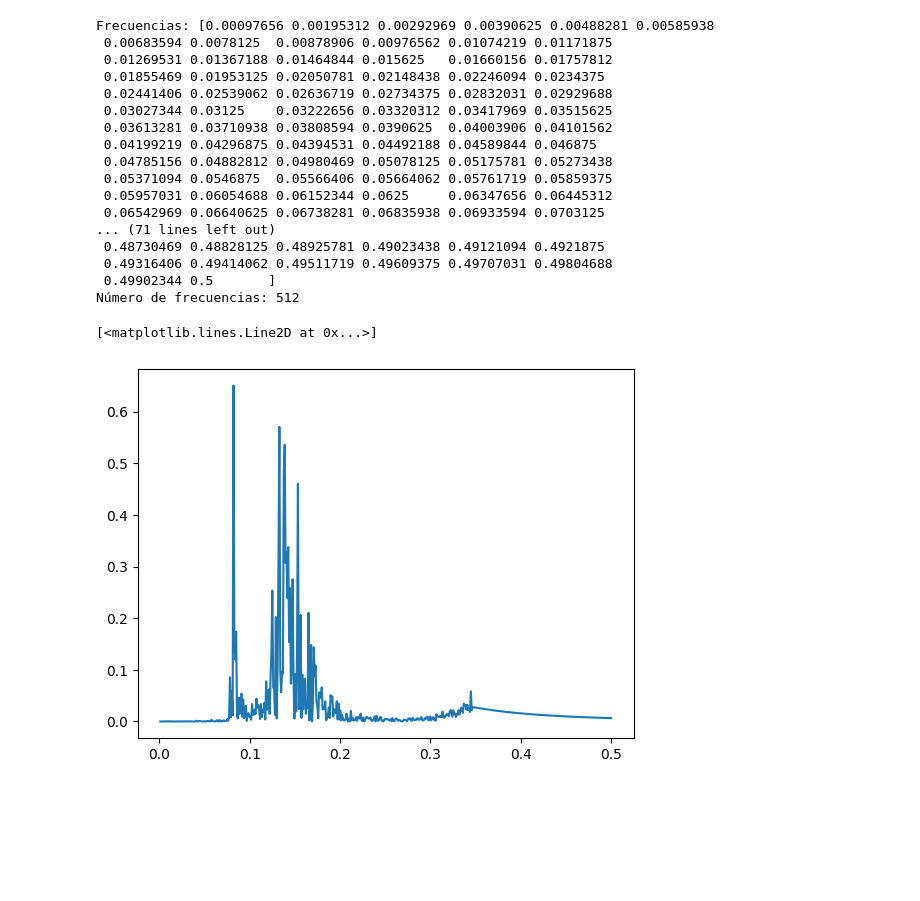
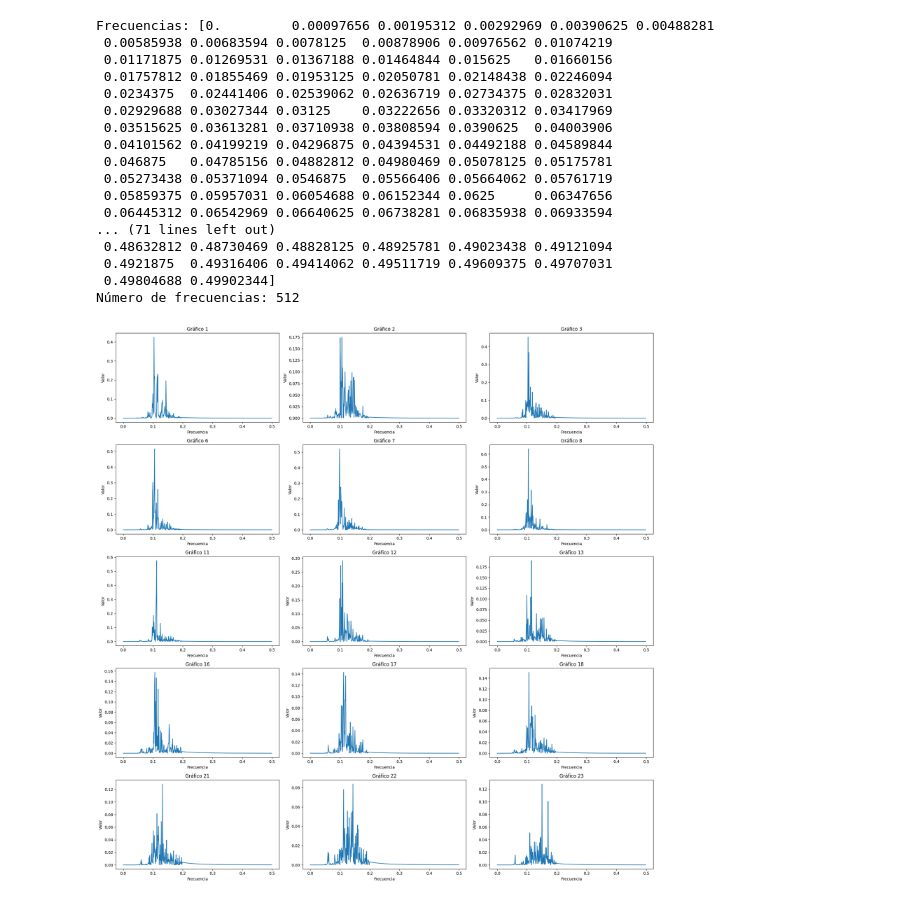
Before and after one commit to AdrianPerezHerrero/HDP-GPC, a Jupyter notebook: hdpgpc/ocean/LimpiezaDataset.ipynb, the cells around one changed output. Drawn from its saved outputs; the diff is of its cells as text; code cells hidden in the pictures; blank space fills up the shorter version.

```diff
--- a/hdpgpc/ocean/LimpiezaDataset.ipynb
+++ b/hdpgpc/ocean/LimpiezaDataset.ipynb
@@ -4,10 +4,13 @@ import pandas as pd
 import matplotlib.pyplot as plt
 # %%
 import pandas as pd
+
 # Cargar el archivo como un DataFrame
-data = pd.read_csv("/home/adrian.perez/Documents/OceanWave/HDP-GPC/hdpgpc/data/ocean/VES3_spectra.txt", header=None)
-data = data.iloc[1:, :]
+data = pd.read_csv("../data/RawData/GAS4_spectra.txt")
+data.drop(data.columns[512], axis=1, inplace=True)
+
 # Verificar las dimensiones del DataFrame
 print("Dimensiones:", data.shape)
-display(data.head())
+
+display(data.head(10))
 # %% [output]
@@ -23,34 +31,52 @@ Dimensiones: (14376, 512)
 import numpy as np
 
 # Generar las frecuencias de 0.040039 a 0.5 Hz con intervalos de 1/1024 Hz
-frequencies = np.arange(1/1024, 0.5 + 1/1024, 1/1024)
-
+frequencies = np.arange(0, 0.5, 1/1024)
 print("Frecuencias:", frequencies)
 print("Número de frecuencias:", len(frequencies))  # Debería ser 472
 # %% [output]
-Frecuencias: [0.00097656 0.00195312 0.00292969 0.00390625 0.00488281 0.00585938
- 0.00683594 0.0078125  0.00878906 0.00976562 0.01074219 0.01171875
- 0.01269531 0.01367188 0.01464844 0.015625   0.01660156 0.01757812
- 0.01855469 0.01953125 0.02050781 0.02148438 0.02246094 0.0234375
- 0.02441406 0.02539062 0.02636719 0.02734375 0.02832031 0.02929688
- 0.03027344 0.03125    0.03222656 0.03320312 0.03417969 0.03515625
- 0.03613281 0.03710938 0.03808594 0.0390625  0.04003906 0.04101562
- 0.04199219 0.04296875 0.04394531 0.04492188 0.04589844 0.046875
- 0.04785156 0.04882812 0.04980469 0.05078125 0.05175781 0.05273438
- 0.05371094 0.0546875  0.05566406 0.05664062 0.05761719 0.05859375
- 0.05957031 0.06054688 0.06152344 0.0625     0.06347656 0.06445312
- 0.06542969 0.06640625 0.06738281 0.06835938 0.06933594 0.0703125
+Frecuencias: [0.         0.00097656 0.00195312 0.00292969 0.00390625 0.00488281
+ 0.00585938 0.00683594 0.0078125  0.00878906 0.00976562 0.01074219
+ 0.01171875 0.01269531 0.01367188 0.01464844 0.015625   0.01660156
+ 0.01757812 0.01855469 0.01953125 0.02050781 0.02148438 0.02246094
+ 0.0234375  0.02441406 0.02539062 0.02636719 0.02734375 0.02832031
+ 0.02929688 0.03027344 0.03125    0.03222656 0.03320312 0.03417969
+ 0.03515625 0.03613281 0.03710938 0.03808594 0.0390625  0.04003906
+ 0.04101562 0.04199219 0.04296875 0.04394531 0.04492188 0.04589844
+ 0.046875   0.04785156 0.04882812 0.04980469 0.05078125 0.05175781
+ 0.05273438 0.05371094 0.0546875  0.05566406 0.05664062 0.05761719
+ 0.05859375 0.05957031 0.06054688 0.06152344 0.0625     0.06347656
+ 0.06445312 0.06542969 0.06640625 0.06738281 0.06835938 0.06933594
 ... (71 lines left out)
- 0.48730469 0.48828125 0.48925781 0.49023438 0.49121094 0.4921875
- 0.49316406 0.49414062 0.49511719 0.49609375 0.49707031 0.49804688
- 0.49902344 0.5       ]
+ 0.48632812 0.48730469 0.48828125 0.48925781 0.49023438 0.49121094
+ 0.4921875  0.49316406 0.49414062 0.49511719 0.49609375 0.49707031
+ 0.49804688 0.49902344]
 Número de frecuencias: 512
 # %%
-em = data.iloc[40]
-plt.plot(frequencies, em)
+fig, axes = plt.subplots(nrows=5, ncols=3, figsize=(20, 20))
+
+# Asegúrate de tener los datos correspondientes para cada gráfico
+for i in range(5):  # 5 filas
+    for j in range(3):  # 5 columnas
+        # Aquí usaremos `data.iloc[10]` como ejemplo para el gráfico
+        em = data.iloc[(i * 5 + j)]  # Suponiendo que tienes suficientes filas en 'data'
+
+        # Graficar en el subplot correspondiente
+        ax = axes[i, j]
+        ax.plot(frequencies, em)
+
+        # Añadir título o etiquetas si es necesario
+        ax.set_title(f'Gráfico {i*5 + j + 1}')
+        ax.set_xlabel('Frecuencia')
+        ax.set_ylabel('Valor')
+
+# Ajustar el espacio entre gráficos
+plt.tight_layout()
+
+# Mostrar los gráficos
+plt.show()
 # %% [output]
-[<matplotlib.lines.Line2D at 0x...>]
-[figure, old version]
+[figure, new version]
 # %%
 def block_average(row, block_size=3):
     return np.mean(row.values[:len(row)//block_size*block_size].reshape(-1, block_size), axis=1)
```
Also changed, not shown: parts of 5 cells of this notebook, 4 other files.
